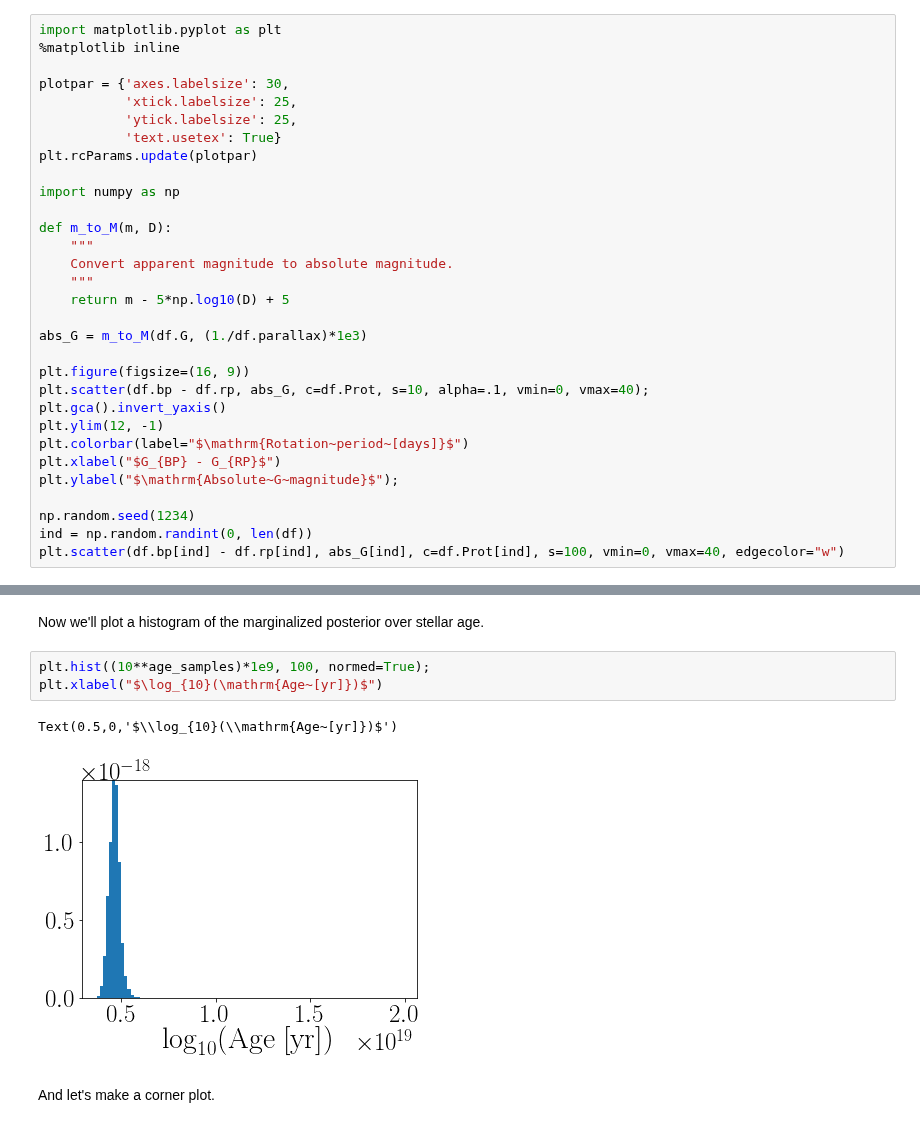
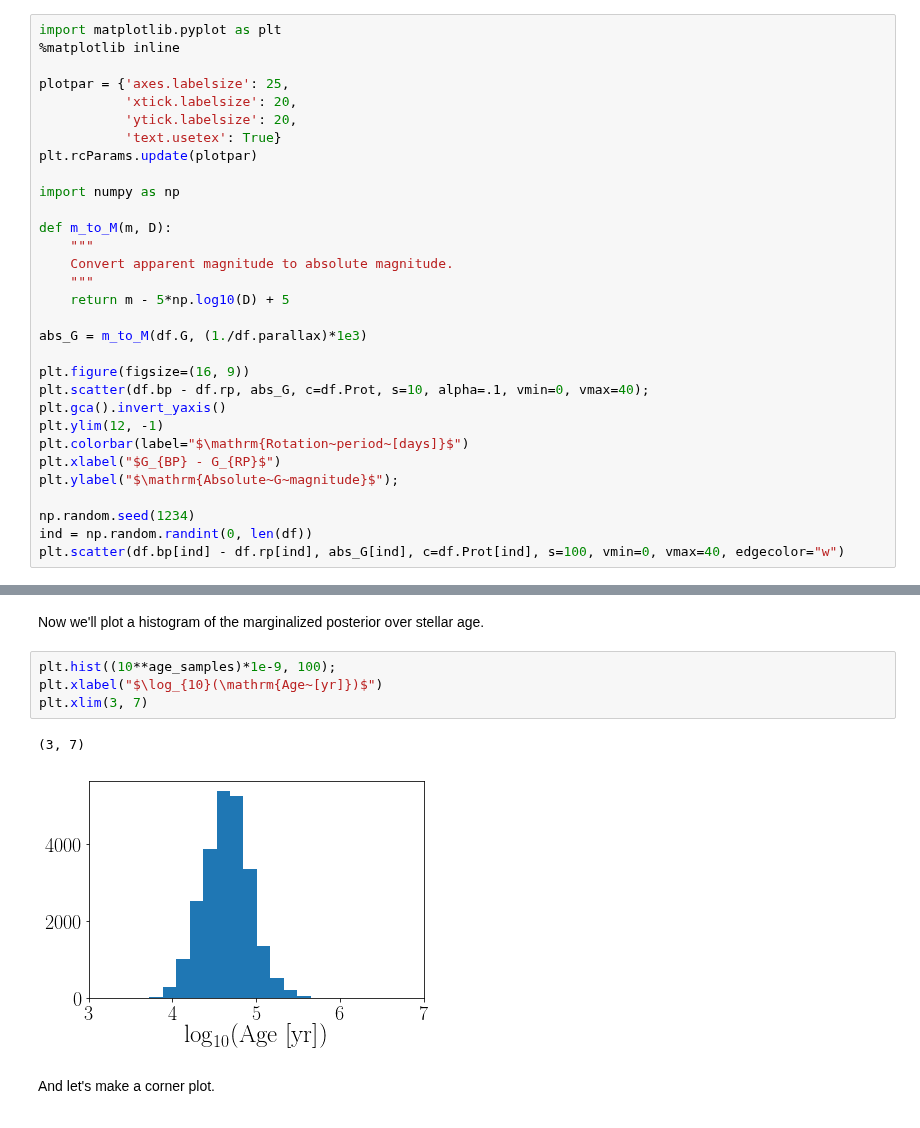
Before and after one commit to RuthAngus/stardate, a Jupyter notebook: docs/source/_static/Tutorial.ipynb, the cells around one changed output, grey strips where cells are left out. Cells and saved outputs as stored; diff of their text form.

```diff
--- a/docs/source/_static/Tutorial.ipynb
+++ b/docs/source/_static/Tutorial.ipynb
@@ -57,9 +57,9 @@ Now we have everything we need (and more!) to start measuring ages. First, let's
 import matplotlib.pyplot as plt
 %matplotlib inline
 
-plotpar = {'axes.labelsize': 30,
-           'xtick.labelsize': 25,
-           'ytick.labelsize': 25,
+plotpar = {'axes.labelsize': 25,
+           'xtick.labelsize': 20,
+           'ytick.labelsize': 20,
            'text.usetex': True}
 plt.rcParams.update(plotpar)
 
@@ -185,11 +185,12 @@ Av = 0.13 + 0.09 - 0.21
 # %% [markdown]
 Now we'll plot a histogram of the marginalized posterior over stellar age.
 # %%
-plt.hist((10**age_samples)*1e9, 100, normed=True);
+plt.hist((10**age_samples)*1e-9, 100);
 plt.xlabel("$\log_{10}(\mathrm{Age~[yr]})$")
+plt.xlim(3, 7)
 # %% [output]
-Text(0.5,0,'$\\log_{10}(\\mathrm{Age~[yr]})$')
+(3, 7)
-[figure, old version]
+[figure, new version]
 # %% [markdown]
 And let's make a corner plot.
 # %%
```
Also changed, not shown: parts of 3 cells of this notebook.
